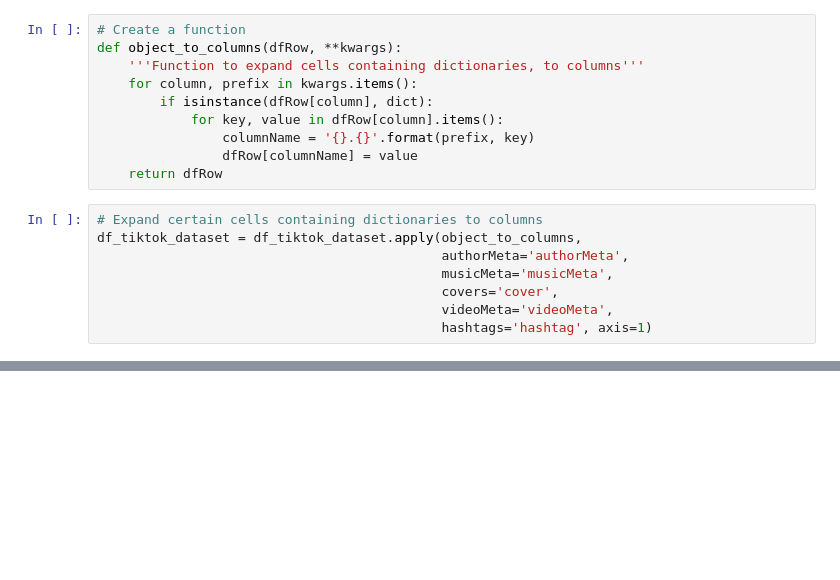
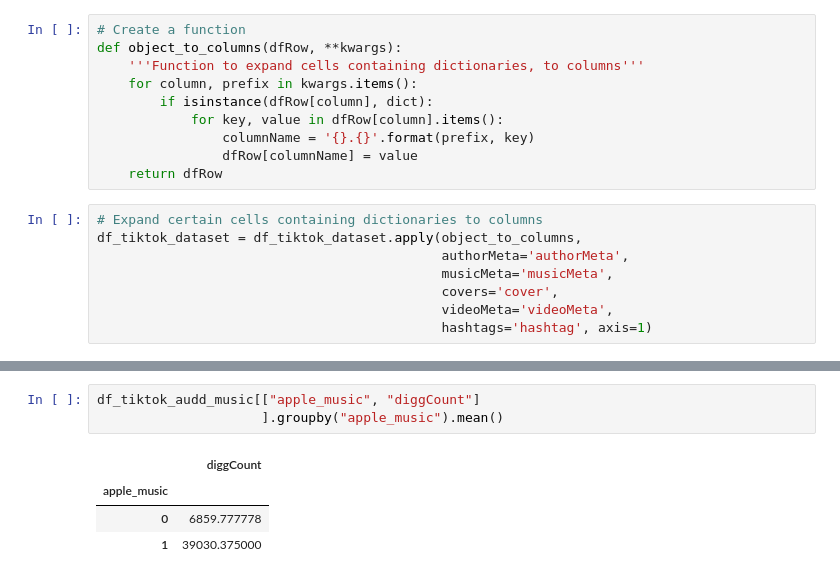
Before and after one commit to ba-group-projects/tiktok-popularity-eda, a Jupyter notebook: tobie_music.ipynb, the cells around one changed output, grey strips where cells are left out. Drawn from its saved outputs; the diff is of its cells as text; blank space fills up the shorter version.

```diff
--- a/tobie_music.ipynb
+++ b/tobie_music.ipynb
@@ -114,0 +260,8 @@ df_tiktok_audd_music
+# %%
+df_tiktok_audd_music[["apple_music", "diggCount"]
+                     ].groupby("apple_music").mean()
+# %% [output]
+|  | diggCount |
+| apple_music |  |
+| 0 | 6859.777778 |
+| 1 | 39030.375000 |
```
Also changed, not shown: parts of 30 cells of this notebook, 1 other file.
